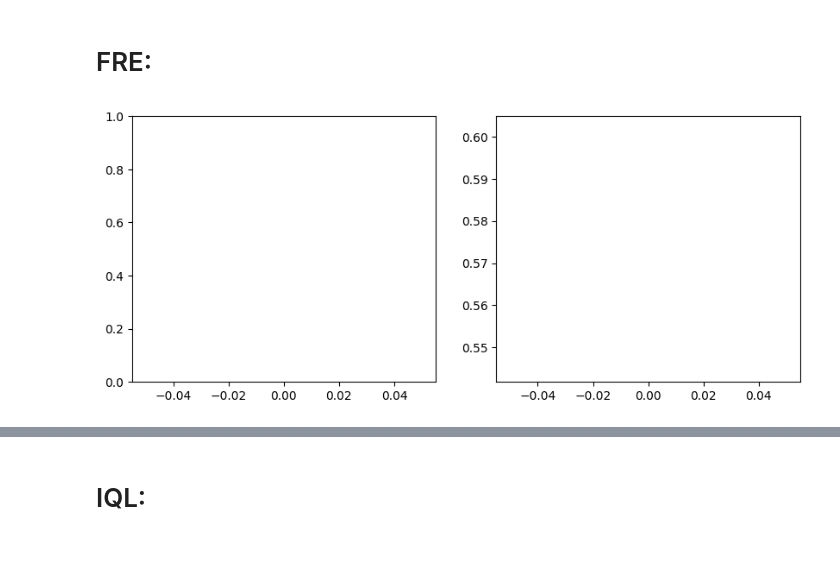
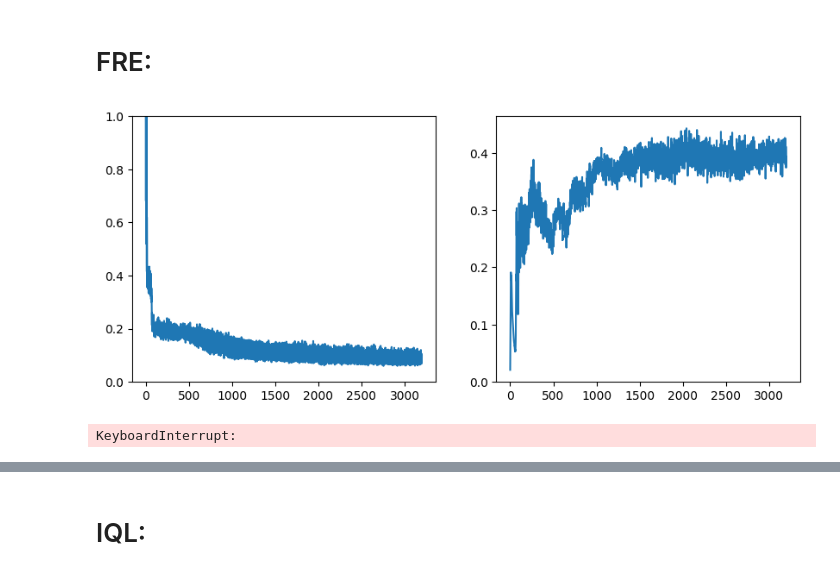
Before and after one commit to TheSun00000/fre_experiments, a Jupyter notebook: offline_fre+dmc.ipynb, the cells around one changed output, grey strips where cells are left out. Drawn from its saved outputs; the diff is of its cells as text; code cells hidden in the pictures.

```diff
--- a/offline_fre+dmc.ipynb
+++ b/offline_fre+dmc.ipynb
@@ -758,5 +758,5 @@ for step in tqdm(range(15_000), desc='VAE training', leave=False):
         axs[1].plot(vae_kl_loss)
         axs[1].set_ylim([0, 1])
         plt.show()
-    break
+    # break
 # %% [output]
@@ -776,7 +777,10 @@ def sample_reward_function_fre_RG(batch_size, num_random_samples):
 
 
     # num_anchors = 16
-    mask = reward_generator.generate_boolean_mask(batch_size, STATE_DIM, p=0.9)
+    if random.random() < 0.5:
+        mask = reward_generator.generate_boolean_mask(batch_size, STATE_DIM, p=0.9)
+    else:
+        mask = reward_generator.generate_boolean_mask(batch_size, STATE_DIM, p=0.5)
     # mask = torch.zeros_like(mask)
     # mask[..., [0, 1]] = 1
 
@@ -793,10 +797,10 @@ def sample_reward_function_fre_RG(batch_size, num_random_samples):
 
     return reward_params, random_states, random_states_rewards, mask
 # %%
-# fig, axs = plt.subplots(4, 4, figsize=(20, 20))
-# axs = axs.flatten()
+fig, axs = plt.subplots(4, 4, figsize=(20, 20))
+axs = axs.flatten()
 
-# reward_params, random_states, random_states_rewards, mask = sample_reward_function_fre_RG(batch_size=4, num_random_samples=10000)
+reward_params, random_states, random_states_rewards, mask = sample_reward_function_fre_RG(batch_size=4, num_random_samples=10000)
 
-# for b in range(4):
-#     axs[b].scatter(random_states[b, :, 8].cpu(), random_states[b, :, 17].cpu(), c=random_states_rewards[b].cpu(), vmin=-1, vmax=1)
+for b in range(4):
+    axs[b].scatter(random_states[b, :, 8].cpu(), random_states[b, :, 17].cpu(), c=random_states_rewards[b].cpu(), vmin=-1, vmax=1)
@@ -873,7 +879,7 @@ class FRENetwork(nn.Module):
         return reward_pred # [batch, reward_pairs]
 # %%
 fre_network = FRENetwork(obs_len=obs_dim).to(device)
-fre_network.load_state_dict(torch.load('shared_models/fre_network_walker-rg.pth'))
+# fre_network.load_state_dict(torch.load('shared_models/fre_network_walker-rg.pth'))
 optimimizer = torch.optim.Adam(fre_network.parameters(), lr=0.001)
 
 reward_losses = []
@@ -884,7 +890,9 @@ num_decode_states = 128
 
 for i in tqdm(range(10_000)):
 
-    reward_params, random_states, random_states_rewards = sample_reward_function_fre(batch_size=256, num_random_samples=(num_encode_states+num_decode_states))
+    # reward_params, random_states, random_states_rewards = sample_reward_function_fre(batch_size=256, num_random_samples=(num_encode_states+num_decode_states))
+
+    reward_params, random_states, random_states_rewards, mask = sample_reward_function_fre_RG(batch_size=256, num_random_samples=(num_encode_states+num_decode_states))
 
     encode_obs = random_states[:, :num_encode_states, :].to(device)
     decode_obs = random_states[:, num_encode_states:, :].to(device)
@@ -901,35 +909,36 @@ for i in tqdm(range(10_000)):
     w_mean, w_log_std = fre_network.get_transformer_encoding(reward_state_pairs)
 
 
     # Calculate the loss:
 
     w = w_mean + torch.normal(0, 1, size=w_mean.shape, device=device) * torch.exp(w_log_std)
     # w = w_mean
     rewards_pred = fre_network.get_reward_pred(w, decode_obs)
 
     reward_pred_loss = ((rewards_pred - decode_rewards)**2).mean()
     kl_loss = -0.5 * (1 + w_log_std - w_mean**2 - torch.exp(w_log_std)).mean()
     loss = reward_pred_loss + kl_loss * 0.01
 
     optimimizer.zero_grad()
     loss.backward()
     optimimizer.step()
 
     reward_losses.append(reward_pred_loss.item())
     kl_losses.append(kl_loss.item())
 
     if i % 20 == 0:
         clear_output(True)
         fig, axs = plt.subplots(1, 2, figsize=(10, 4))
         axs[0].plot(reward_losses)
         # axs[0].set_xscale('log')
         axs[0].set_ylim(0, 1.0)
         axs[1].plot(kl_losses)
         plt.show()
 
-    break
+    # break
 # %% [output]
-[figure, old version]
+[figure, new version]
+KeyboardInterrupt:
 # %%
 # torch.save(fre_network.state_dict(), 'models/offline_fre-fre_network.pth')
 # %%
```
Also changed, not shown: parts of 6 cells of this notebook, 4 other files.
